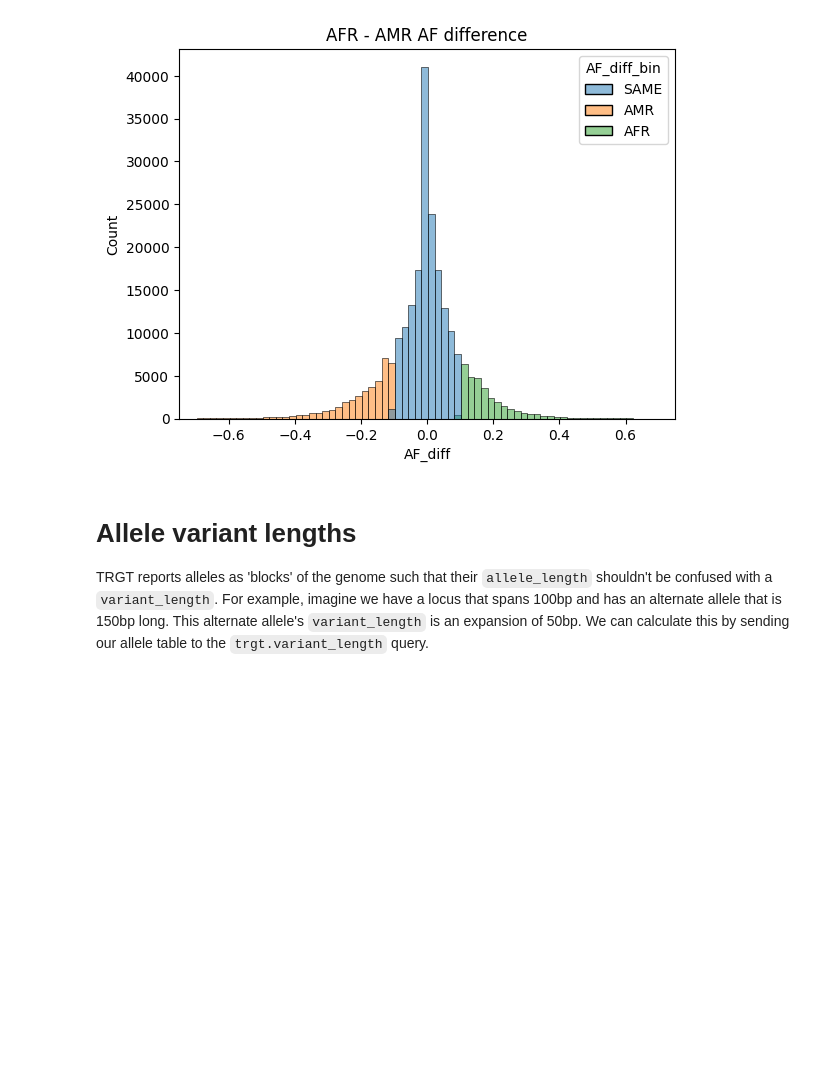
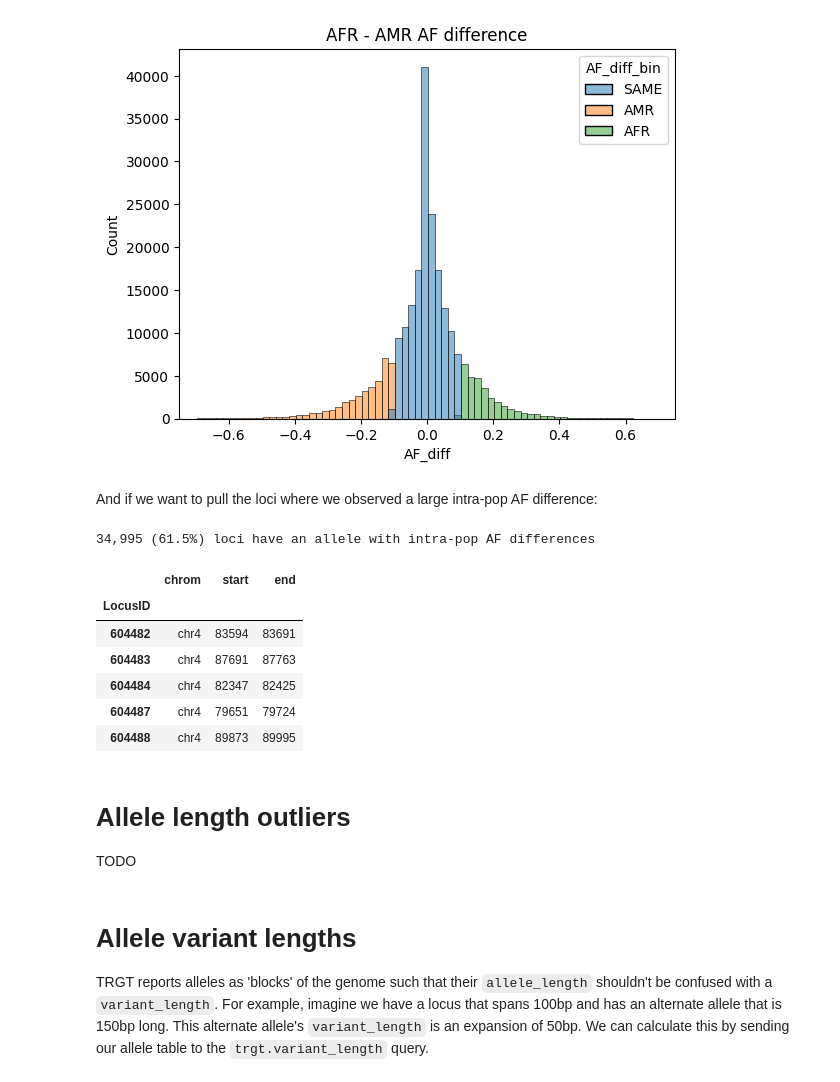
Before and after one commit to PacificBiosciences/trgt, a Jupyter notebook: notebooks/AlleleSummaries.ipynb, the cells around one changed output. Drawn from its saved outputs; the diff is of its cells as text; code cells hidden in the pictures; blank space fills up the shorter version.

Commit message:
allele summary tutorial cleaning

```diff
--- a/notebooks/AlleleSummaries.ipynb
+++ b/notebooks/AlleleSummaries.ipynb
@@ -180,3 +176,28 @@ TODO
+# %% [markdown]
+And if we want to pull the loci where we observed a large intra-pop AF difference:
+# %%
+loci = data["locus"].set_index("LocusID")
+subset = (loci.loc[(pop_af[pop_af["AF_diff_bin"].isin(["AMR", "AFR"])]
+                    .reset_index()["LocusID"])
+                    .sort_values()
+                    .drop_duplicates()])
+n_loci = len(subset)
+pct_loci = n_loci / len(loci) * 100
+print(f"{n_loci:,} ({pct_loci:.1f}%) loci have an allele with intra-pop AF differences")
+subset.head()
+# %% [output]
+34,995 (61.5%) loci have an allele with intra-pop AF differences
+|  | chrom | start | end |
+| LocusID |  |  |  |
+| 604482 | chr4 | 83594 | 83691 |
+| 604483 | chr4 | 87691 | 87763 |
+| 604484 | chr4 | 82347 | 82425 |
+| 604487 | chr4 | 79651 | 79724 |
+| 604488 | chr4 | 89873 | 89995 |
+# %% [markdown]
+# Allele length outliers
+
+TODO
 # %% [markdown]
 # Allele variant lengths
 
```
Also changed, not shown: parts of 10 cells of this notebook.
